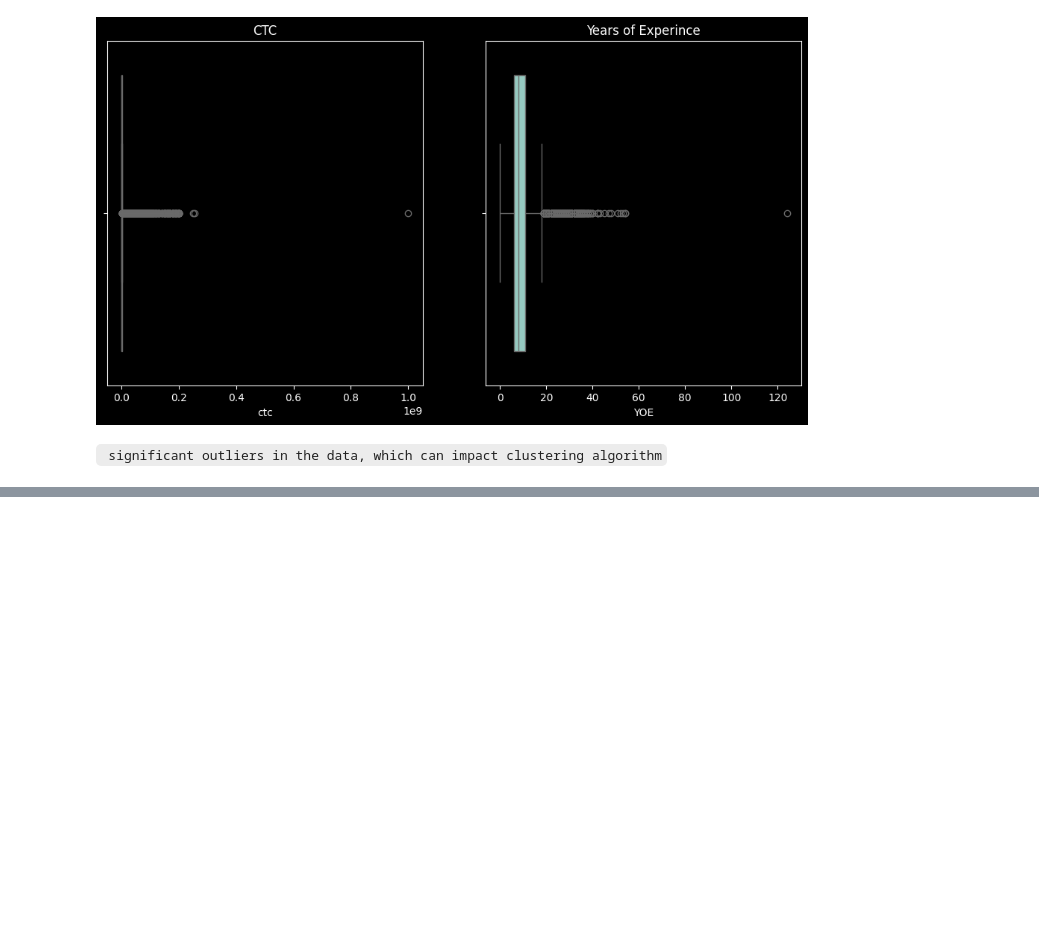
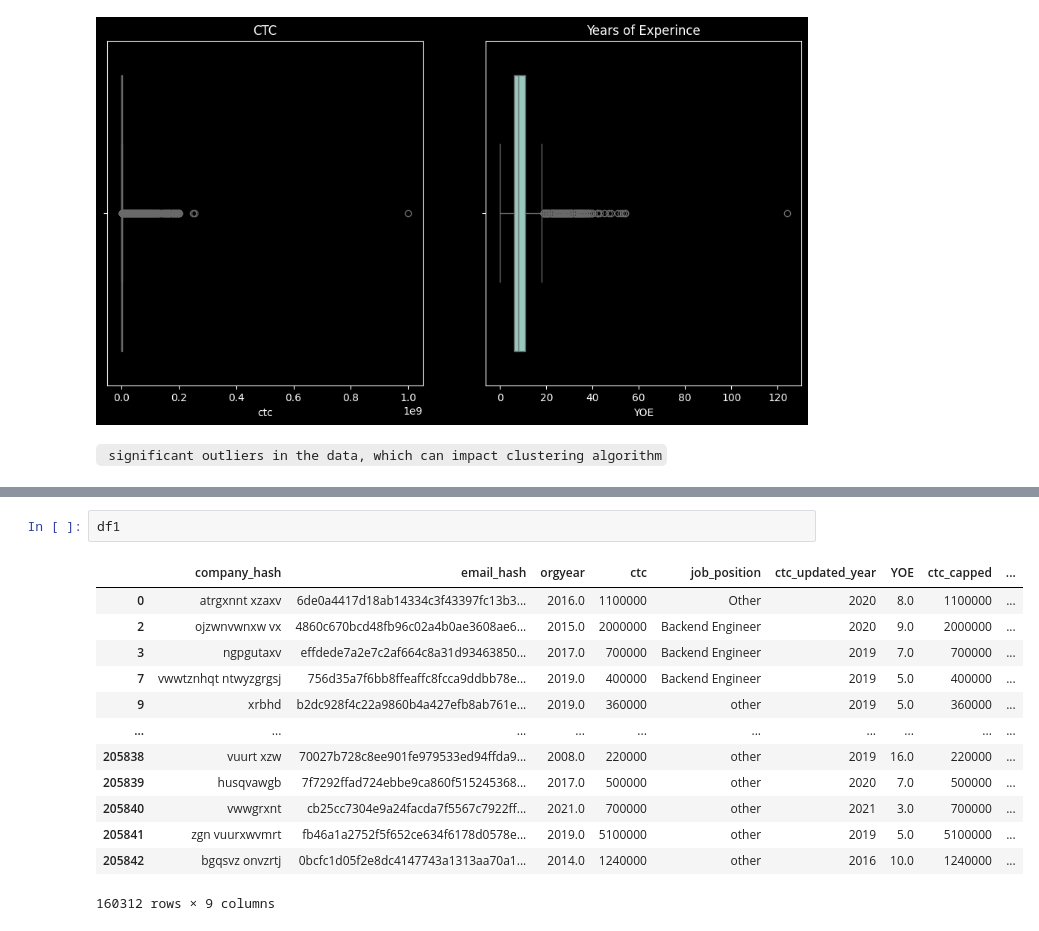
Before and after one commit to VDdotexe/Weekend_Scratching, a Jupyter notebook: case_studies/Clustering_CS.ipynb, the cells around one changed output, grey strips where cells are left out. Drawn from its saved outputs; the diff is of its cells as text; blank space fills up the shorter version.

```diff
--- a/case_studies/Clustering_CS.ipynb
+++ b/case_studies/Clustering_CS.ipynb
@@ -238,0 +253,16 @@ plt.show()
+# %%
+df1
+# %% [output]
+|  | company_hash | email_hash | orgyear | ctc | job_position | ctc_updated_year | YOE | ctc_capped | ... |
+| 0 | atrgxnnt xzaxv | 6de0a4417d18ab14334c3f43397fc13b3... | 2016.0 | 1100000 | Other | 2020 | 8.0 | 1100000 | ... |
+| 2 | ojzwnvwnxw vx | 4860c670bcd48fb96c02a4b0ae3608ae6... | 2015.0 | 2000000 | Backend Engineer | 2020 | 9.0 | 2000000 | ... |
+| 3 | ngpgutaxv | effdede7a2e7c2af664c8a31d93463850... | 2017.0 | 700000 | Backend Engineer | 2019 | 7.0 | 700000 | ... |
+| 7 | vwwtznhqt ntwyzgrgsj | 756d35a7f6bb8ffeaffc8fcca9ddbb78e... | 2019.0 | 400000 | Backend Engineer | 2019 | 5.0 | 400000 | ... |
+| 9 | xrbhd | b2dc928f4c22a9860b4a427efb8ab761e... | 2019.0 | 360000 | other | 2019 | 5.0 | 360000 | ... |
+| ... | ... | ... | ... | ... | ... | ... | ... | ... | ... |
+| 205838 | vuurt xzw | 70027b728c8ee901fe979533ed94ffda9... | 2008.0 | 220000 | other | 2019 | 16.0 | 220000 | ... |
+| 205839 | husqvawgb | 7f7292ffad724ebbe9ca860f515245368... | 2017.0 | 500000 | other | 2020 | 7.0 | 500000 | ... |
+| 205840 | vwwgrxnt | cb25cc7304e9a24facda7f5567c7922ff... | 2021.0 | 700000 | other | 2021 | 3.0 | 700000 | ... |
+| 205841 | zgn vuurxwvmrt | fb46a1a2752f5f652ce634f6178d0578e... | 2019.0 | 5100000 | other | 2019 | 5.0 | 5100000 | ... |
+| 205842 | bgqsvz onvzrtj | 0bcfc1d05f2e8dc4147743a1313aa70a1... | 2014.0 | 1240000 | other | 2016 | 10.0 | 1240000 | ... |
+160312 rows × 9 columns
```
Also changed, not shown: parts of 3 cells of this notebook.
